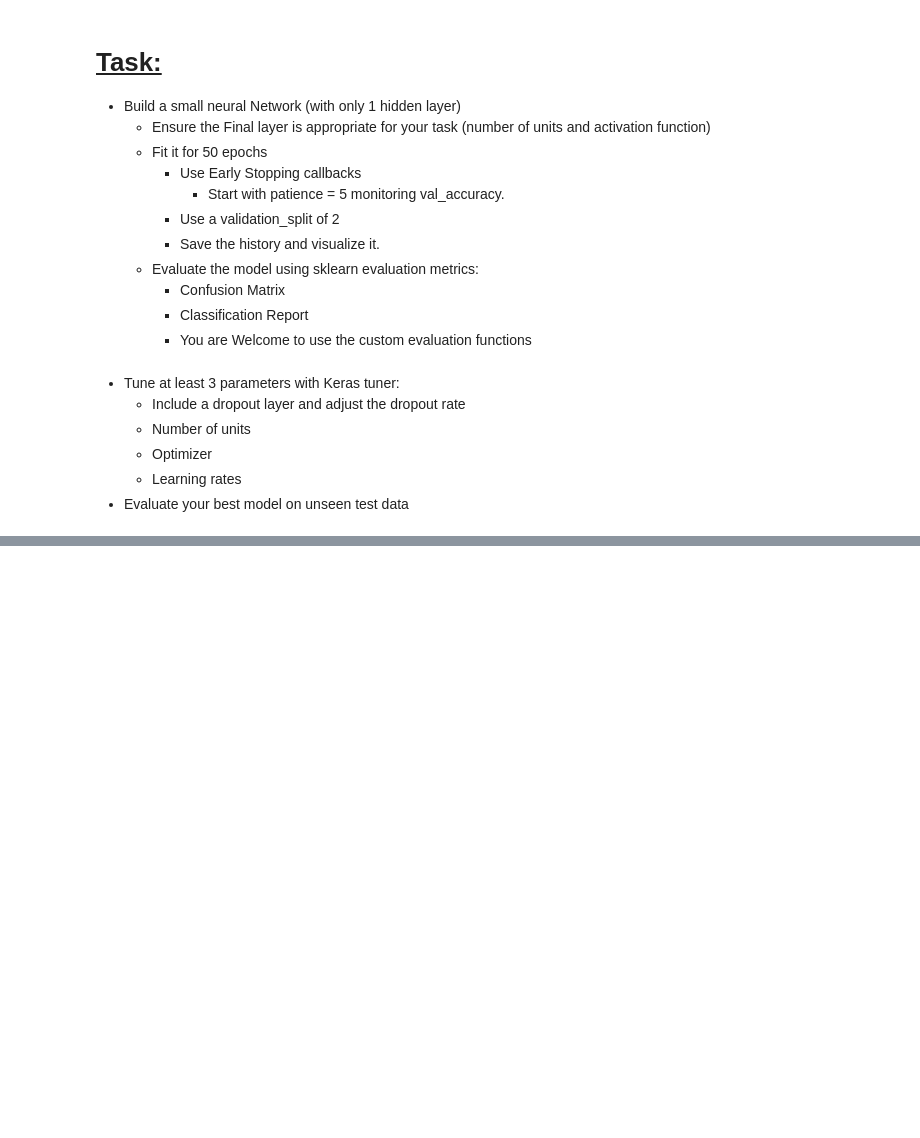
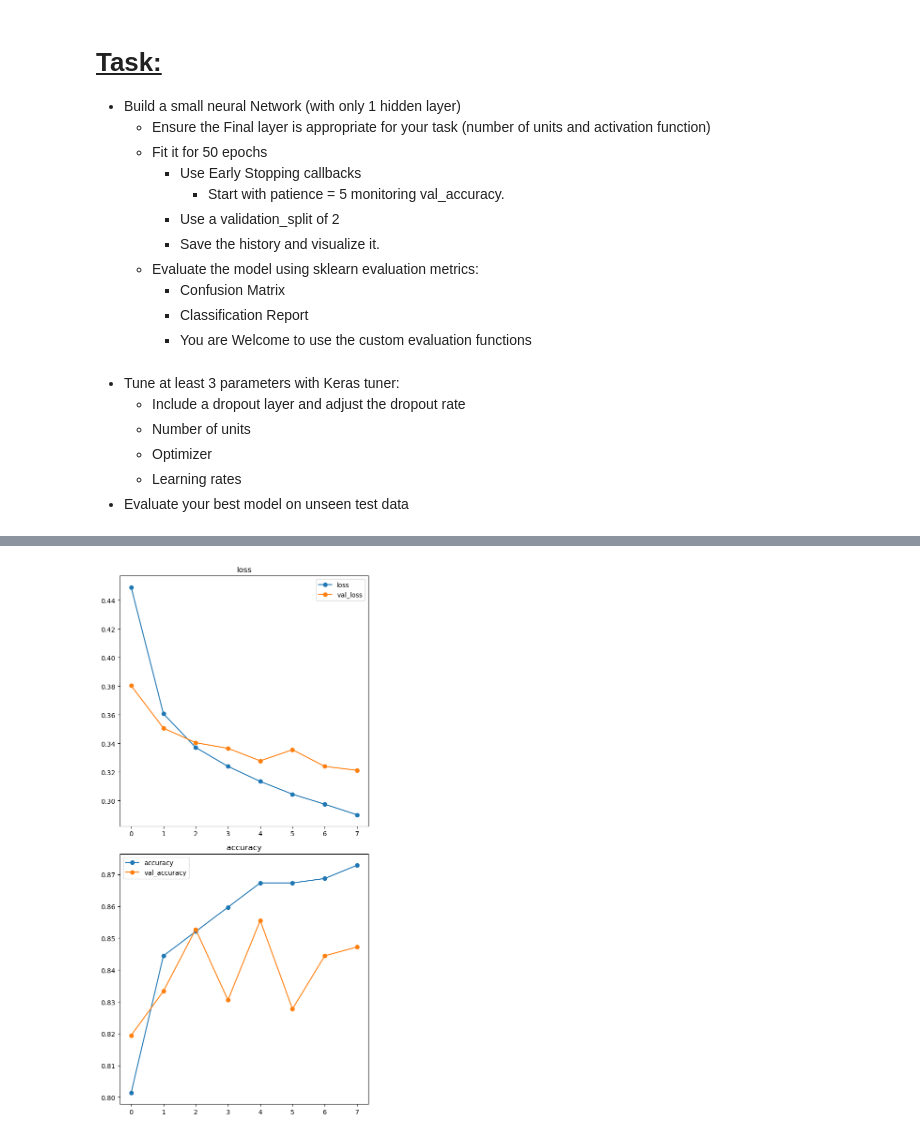
Before and after one commit to VALDE021/Metabolic-Syndrome-Prediction-IMLP, a Jupyter notebook: Project 5 Part 3-EricNV.ipynb, the cells around one changed output, grey strips where cells are left out. Saved outputs shown, nothing was run; the diff lists cells and outputs as text; code cells hidden in the pictures; blank space fills up the shorter version.

```diff
--- a/Project 5 Part 3-EricNV.ipynb
+++ b/Project 5 Part 3-EricNV.ipynb
@@ -28,0 +396,8 @@
+# %%
+# define tuner object
+tuner= kt.Hyperband(build_model, objective='val_accuracy',
+                    max_epochs= 8,
+                    directory=folder,
+                    overwrite=True,
+                    seed=42,
+                    project_name='MetSNeural Network')
@@ -28,0 +415,3 @@
+# %%
+best_hps = tuner.get_best_hyperparameters()[0]
+best_hps.values
@@ -28,0 +427,9 @@
+# %%
+# Use Early Stopping callback
+early_stop = EarlyStopping(monitor='val_accuracy', patience=3)
+# %%
+#build model with best hp
+model2 = build_model(best_hps)
+#fit model
+history2 = model2.fit(X_train_tf,y_train, validation_split=.2,
+                        epochs=50, callbacks=[early_stop])
@@ -28,0 +453,5 @@
+# %%
+# Apply the custom function plot_history() to see how your model is doing
+plot_history(history2);
+# %% [output]
+[figure, added]
```
Also changed, not shown: parts of 48 cells of this notebook, 44 other files.
